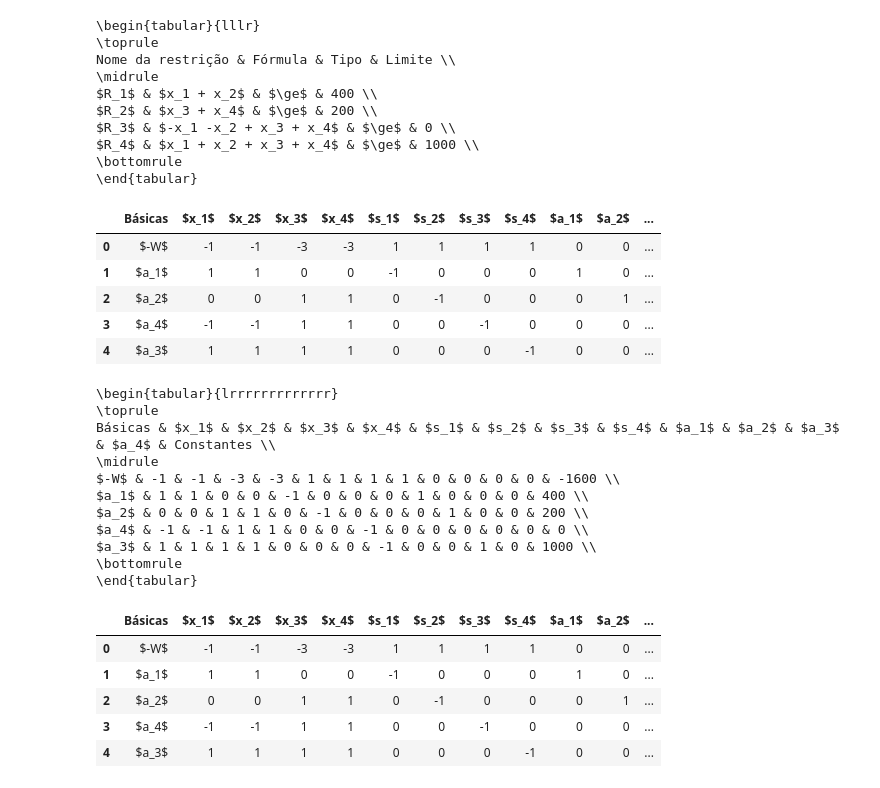
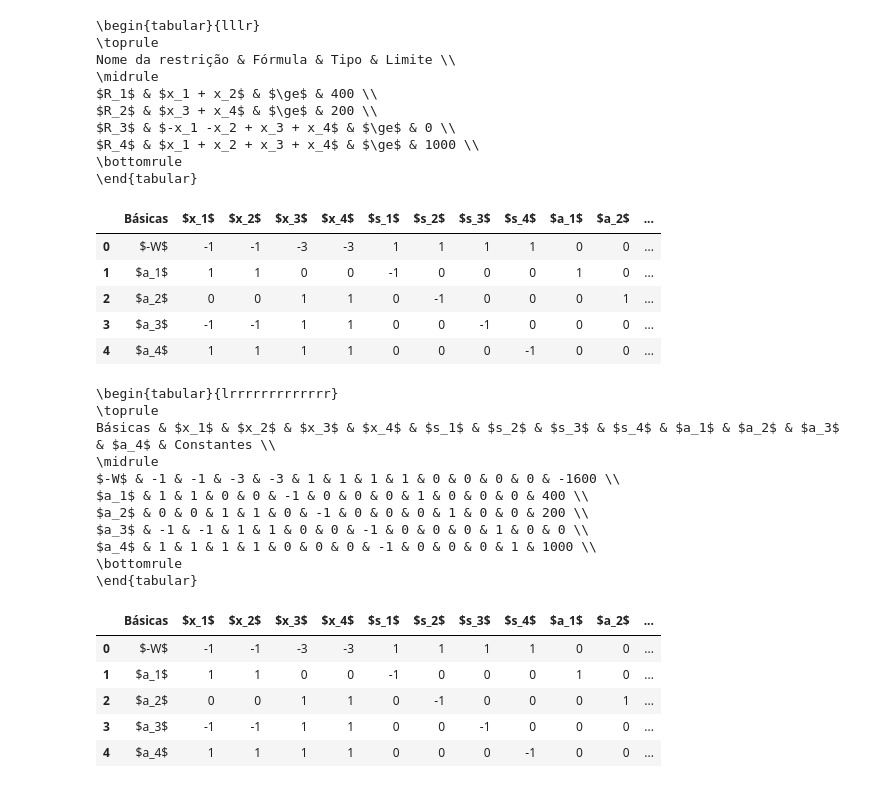
Before and after one commit to henriquempimenta/ProgLin, a Jupyter notebook: pgfs/main.ipynb, the cells around one changed output. Cells and saved outputs as stored; diff of their text form; code cells hidden in the pictures.

```diff
--- a/pgfs/main.ipynb
+++ b/pgfs/main.ipynb
@@ -173,31 +173,31 @@ $R_4$ & $x_1 + x_2 + x_3 + x_4$ & $\ge$ & 1000 \\
 # %%
 import pandas as pd
 
 coefs = pd.DataFrame({
-    "Básicas": ['$-W$', '$a_1$', '$a_2$', '$a_4$','$a_3$'],
+    "Básicas": ['$-W$', '$a_1$', '$a_2$', '$a_3$','$a_4$'],
     '$x_1$': [-1, 1, 0, -1, 1],
     '$x_2$': [-1, 1, 0, -1, 1],
     '$x_3$': [-3, 0, 1, 1, 1],
     '$x_4$': [-3, 0, 1, 1, 1],
     '$s_1$': [1, -1, 0, 0, 0],
     '$s_2$': [1, 0, -1, 0, 0],
     '$s_3$': [1, 0, 0, -1, 0],
     '$s_4$': [1, 0, 0, 0, -1],
     '$a_1$': [0, 1, 0, 0, 0],
     '$a_2$': [0, 0, 1, 0, 0],
-    '$a_3$': [0, 0, 0, 0, 1],
-    '$a_4$': [0, 0, 0, 0, 0],
+    '$a_3$': [0, 0, 0, 1, 0],
+    '$a_4$': [0, 0, 0, 0, 1],
     'Constantes': [-1600, 400, 200, 0, 1000],
 })
 
 coefs
 # %% [output]
 |  | Básicas | $x_1$ | $x_2$ | $x_3$ | $x_4$ | $s_1$ | $s_2$ | $s_3$ | $s_4$ | $a_1$ | $a_2$ | ... |
 | 0 | $-W$ | -1 | -1 | -3 | -3 | 1 | 1 | 1 | 1 | 0 | 0 | ... |
 | 1 | $a_1$ | 1 | 1 | 0 | 0 | -1 | 0 | 0 | 0 | 1 | 0 | ... |
 | 2 | $a_2$ | 0 | 0 | 1 | 1 | 0 | -1 | 0 | 0 | 0 | 1 | ... |
-| 3 | $a_4$ | -1 | -1 | 1 | 1 | 0 | 0 | -1 | 0 | 0 | 0 | ... |
-| 4 | $a_3$ | 1 | 1 | 1 | 1 | 0 | 0 | 0 | -1 | 0 | 0 | ... |
+| 3 | $a_3$ | -1 | -1 | 1 | 1 | 0 | 0 | -1 | 0 | 0 | 0 | ... |
+| 4 | $a_4$ | 1 | 1 | 1 | 1 | 0 | 0 | 0 | -1 | 0 | 0 | ... |
 # %%
 print(coefs.to_latex(index=False))
 # %% [output]
@@ -208,8 +208,8 @@ Básicas & $x_1$ & $x_2$ & $x_3$ & $x_4$ & $s_1$ & $s_2$ & $s_3$ & $s_4$ & $a_1$
 $-W$ & -1 & -1 & -3 & -3 & 1 & 1 & 1 & 1 & 0 & 0 & 0 & 0 & -1600 \\
 $a_1$ & 1 & 1 & 0 & 0 & -1 & 0 & 0 & 0 & 1 & 0 & 0 & 0 & 400 \\
 $a_2$ & 0 & 0 & 1 & 1 & 0 & -1 & 0 & 0 & 0 & 1 & 0 & 0 & 200 \\
-$a_4$ & -1 & -1 & 1 & 1 & 0 & 0 & -1 & 0 & 0 & 0 & 0 & 0 & 0 \\
-$a_3$ & 1 & 1 & 1 & 1 & 0 & 0 & 0 & -1 & 0 & 0 & 1 & 0 & 1000 \\
+$a_3$ & -1 & -1 & 1 & 1 & 0 & 0 & -1 & 0 & 0 & 0 & 1 & 0 & 0 \\
+$a_4$ & 1 & 1 & 1 & 1 & 0 & 0 & 0 & -1 & 0 & 0 & 0 & 1 & 1000 \\
 \bottomrule
 \end{tabular}
 # %%
@@ -219,6 +219,6 @@ coefs.iloc[:, :]
 | 0 | $-W$ | -1 | -1 | -3 | -3 | 1 | 1 | 1 | 1 | 0 | 0 | ... |
 | 1 | $a_1$ | 1 | 1 | 0 | 0 | -1 | 0 | 0 | 0 | 1 | 0 | ... |
 | 2 | $a_2$ | 0 | 0 | 1 | 1 | 0 | -1 | 0 | 0 | 0 | 1 | ... |
-| 3 | $a_4$ | -1 | -1 | 1 | 1 | 0 | 0 | -1 | 0 | 0 | 0 | ... |
-| 4 | $a_3$ | 1 | 1 | 1 | 1 | 0 | 0 | 0 | -1 | 0 | 0 | ... |
+| 3 | $a_3$ | -1 | -1 | 1 | 1 | 0 | 0 | -1 | 0 | 0 | 0 | ... |
+| 4 | $a_4$ | 1 | 1 | 1 | 1 | 0 | 0 | 0 | -1 | 0 | 0 | ... |
 # %%
```
Also changed, not shown: parts of 17 cells of this notebook, 1 other file.
